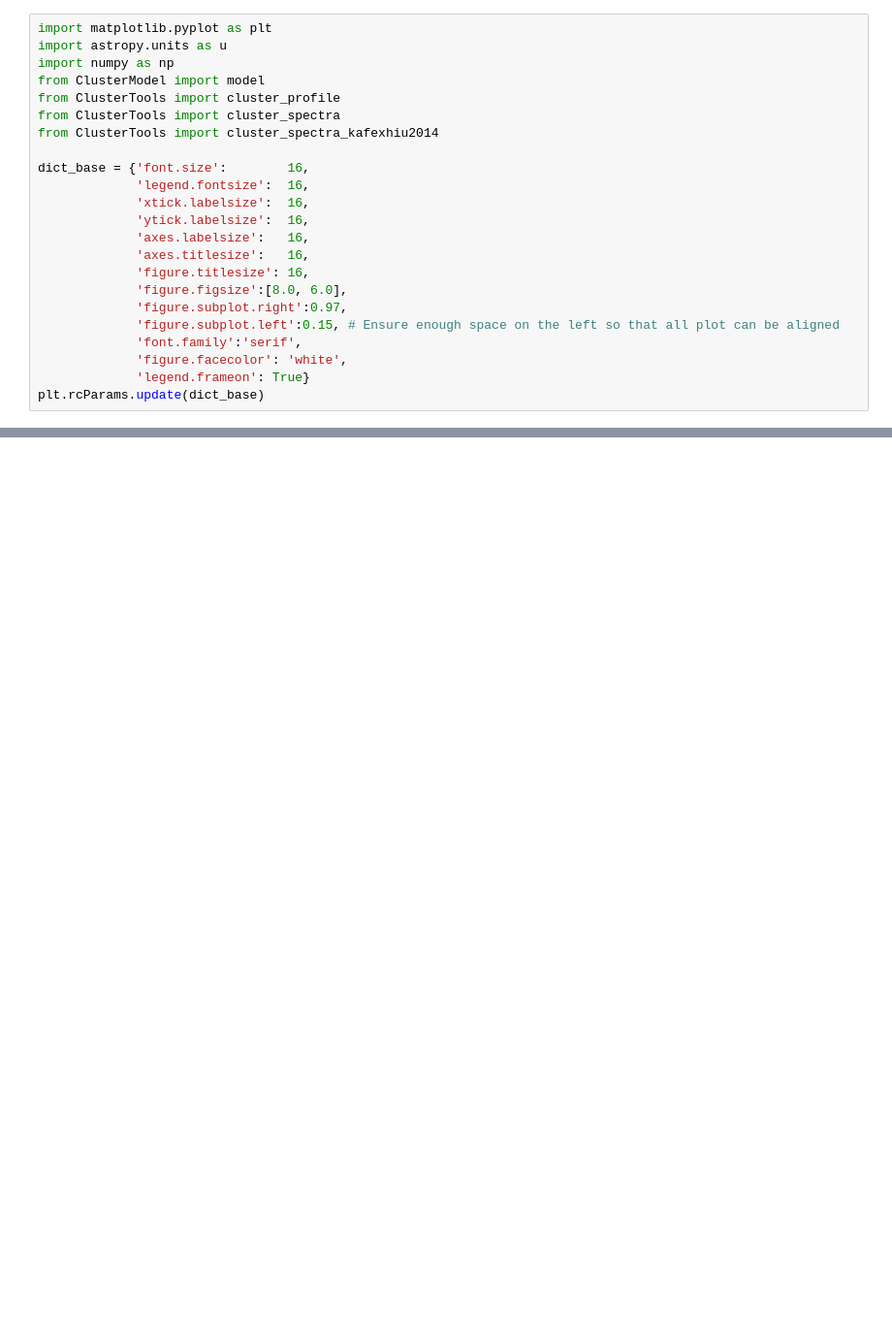
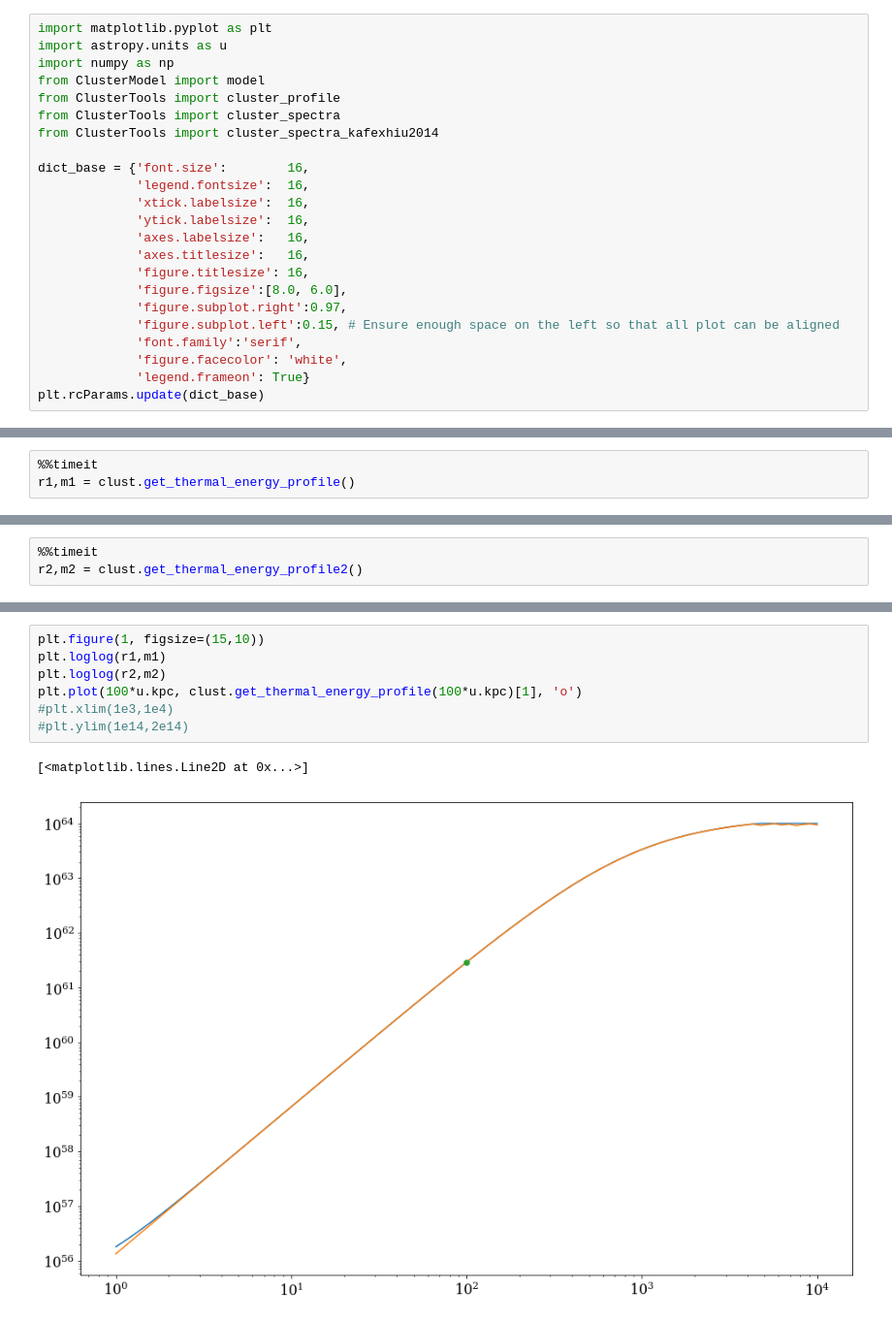
Before and after one commit to renlliang3/ClusterModel, a Jupyter notebook: notebook/model_dev_parameters.ipynb, the cells around one changed output, grey strips where cells are left out. Shown at 97% size. Drawn from its saved outputs; the diff is of its cells as text; blank space fills up the shorter version.

```diff
--- a/notebook/model_dev_parameters.ipynb
+++ b/notebook/model_dev_parameters.ipynb
@@ -64,0 +102,3 @@ plt.loglog(x,v1 * trapz_loglog(v2, y, axis=-1, intervals=False))
+# %%
+%%timeit
+r1,m1 = clust.get_thermal_energy_profile()
@@ -64,0 +107,3 @@ plt.loglog(x,v1 * trapz_loglog(v2, y, axis=-1, intervals=False))
+# %%
+%%timeit
+r2,m2 = clust.get_thermal_energy_profile2()
@@ -64,0 +112,10 @@ plt.loglog(x,v1 * trapz_loglog(v2, y, axis=-1, intervals=False))
+# %%
+plt.figure(1, figsize=(15,10))
+plt.loglog(r1,m1)
+plt.loglog(r2,m2)
+plt.plot(100*u.kpc, clust.get_thermal_energy_profile(100*u.kpc)[1], 'o')
+#plt.xlim(1e3,1e4)
+#plt.ylim(1e14,2e14)
+# %% [output]
+[<matplotlib.lines.Line2D at 0x...>]
+[figure, added]
```
Also changed, not shown: parts of 27 cells of this notebook.
